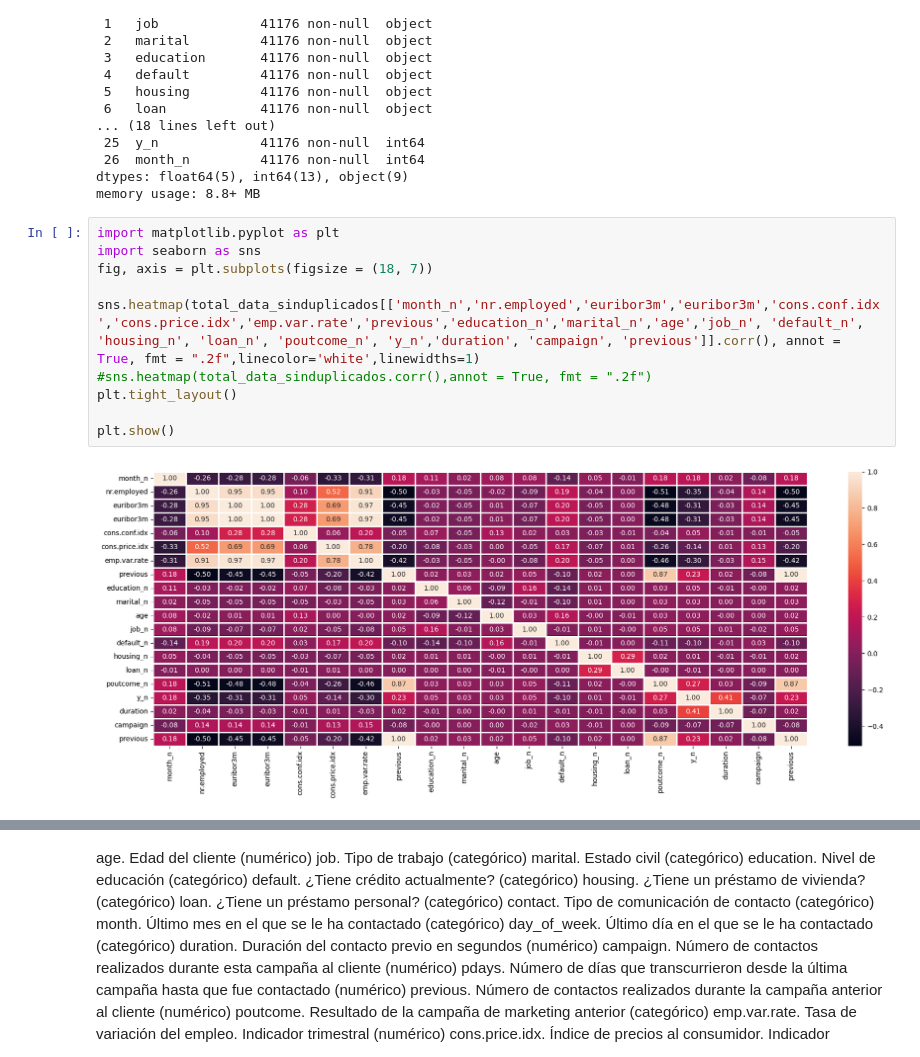
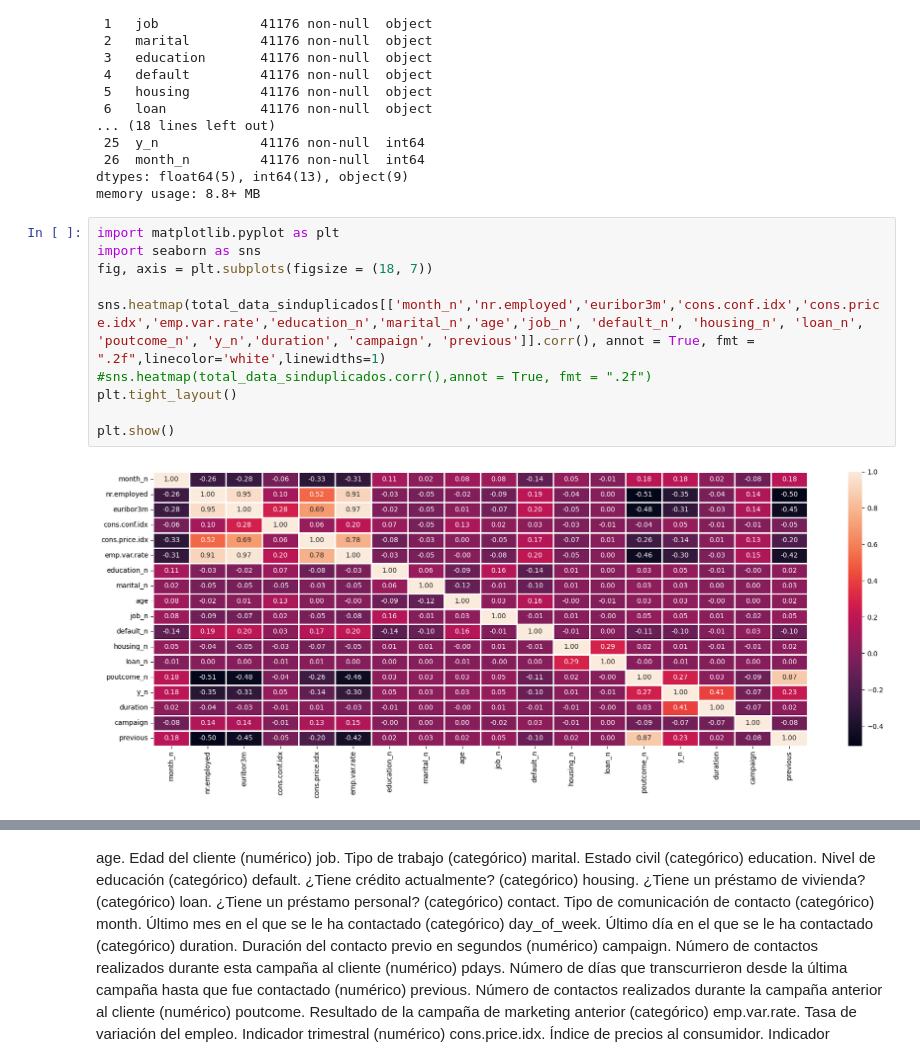
Before and after one commit to OlgaKurganova/regresion_logistica, a Jupyter notebook: src/explore.ipynb, the cells around one changed output, grey strips where cells are left out. Drawn from its saved outputs; the diff is of its cells as text.

```diff
--- a/src/explore.ipynb
+++ b/src/explore.ipynb
@@ -202,12 +202,12 @@ memory usage: 8.8+ MB
 # %%
 import matplotlib.pyplot as plt
 import seaborn as sns
 fig, axis = plt.subplots(figsize = (18, 7))
 
-sns.heatmap(total_data_sinduplicados[['month_n','nr.employed','euribor3m','euribor3m','cons.conf.idx','cons.price.idx','emp.var.rate','previous','education_n','marital_n','age','job_n', 'default_n', 'housing_n', 'loan_n', 'poutcome_n', 'y_n','duration', 'campaign', 'previous']].corr(), annot = True, fmt = ".2f",linecolor='white',linewidths=1)
+sns.heatmap(total_data_sinduplicados[['month_n','nr.employed','euribor3m','cons.conf.idx','cons.price.idx','emp.var.rate','education_n','marital_n','age','job_n', 'default_n', 'housing_n', 'loan_n', 'poutcome_n', 'y_n','duration', 'campaign', 'previous']].corr(), annot = True, fmt = ".2f",linecolor='white',linewidths=1)
 #sns.heatmap(total_data_sinduplicados.corr(),annot = True, fmt = ".2f")
 plt.tight_layout()
 
 plt.show()
 # %% [output]
-[figure, old version]
+[figure, new version]
```
Also changed, not shown: parts of 2 cells of this notebook, 1 other file.
